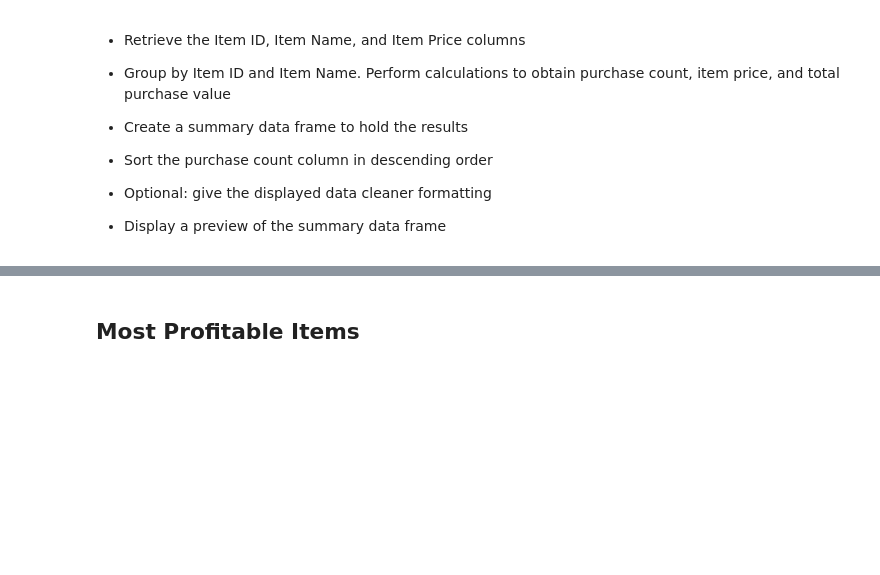
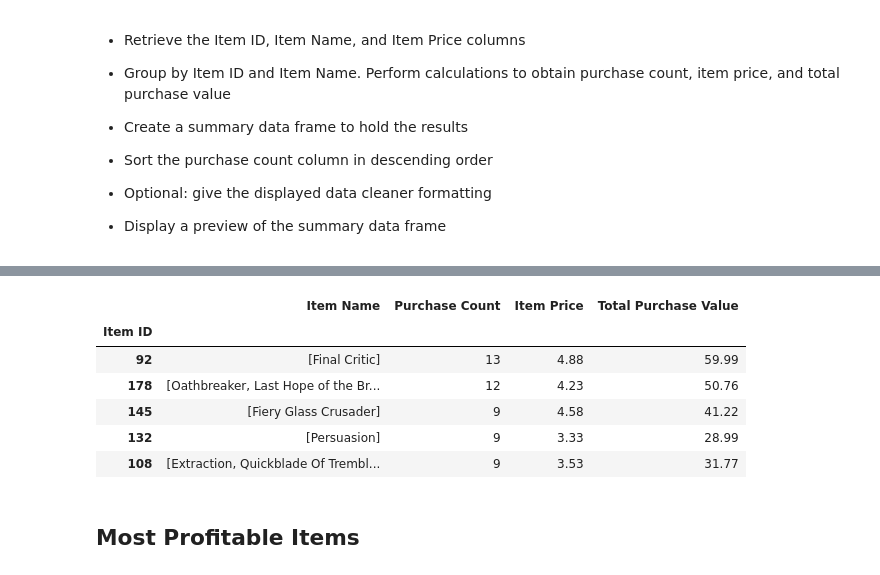
Before and after one commit to isabelle-sanford/pymoli, a Jupyter notebook: HeroesOfPymoli_starter.ipynb, the cells around one changed output, grey strips where cells are left out. Cells and saved outputs as stored; diff of their text form; code cells hidden in the pictures; blank space fills up the shorter version.

```diff
--- a/HeroesOfPymoli_starter.ipynb
+++ b/HeroesOfPymoli_starter.ipynb
@@ -208,3 +267,24 @@ AttributeError: 'DataFrameGroupBy' object has no attribute 'groupby'
+# %%
+purchase_data.head()
+item_start_df = purchase_data[["Item ID","Item Name", "Price"]].groupby("Item ID")
+
+item_df = pd.DataFrame({"Item Name": item_start_df["Item Name"].unique(),
+                        "Purchase Count": item_start_df["Item ID"].count(),
+                       "Item Price": item_start_df["Price"].max(),
+                       "Total Purchase Value": item_start_df["Price"].sum()})
+
+pop_df = item_df.sort_values(by="Purchase Count", ascending=False)
+pop_df.head()
+
+# fix item name
+# %% [output]
+|  | Item Name | Purchase Count | Item Price | Total Purchase Value |
+| Item ID |  |  |  |  |
+| 92 | [Final Critic] | 13 | 4.88 | 59.99 |
+| 178 | [Oathbreaker, Last Hope of the Br... | 12 | 4.23 | 50.76 |
+| 145 | [Fiery Glass Crusader] | 9 | 4.58 | 41.22 |
+| 132 | [Persuasion] | 9 | 3.33 | 28.99 |
+| 108 | [Extraction, Quickblade Of Trembl... | 9 | 3.53 | 31.77 |
 # %% [markdown]
 ## Most Profitable Items
 # %% [markdown]
```
Also changed, not shown: parts of 18 cells of this notebook, 1 other file.
